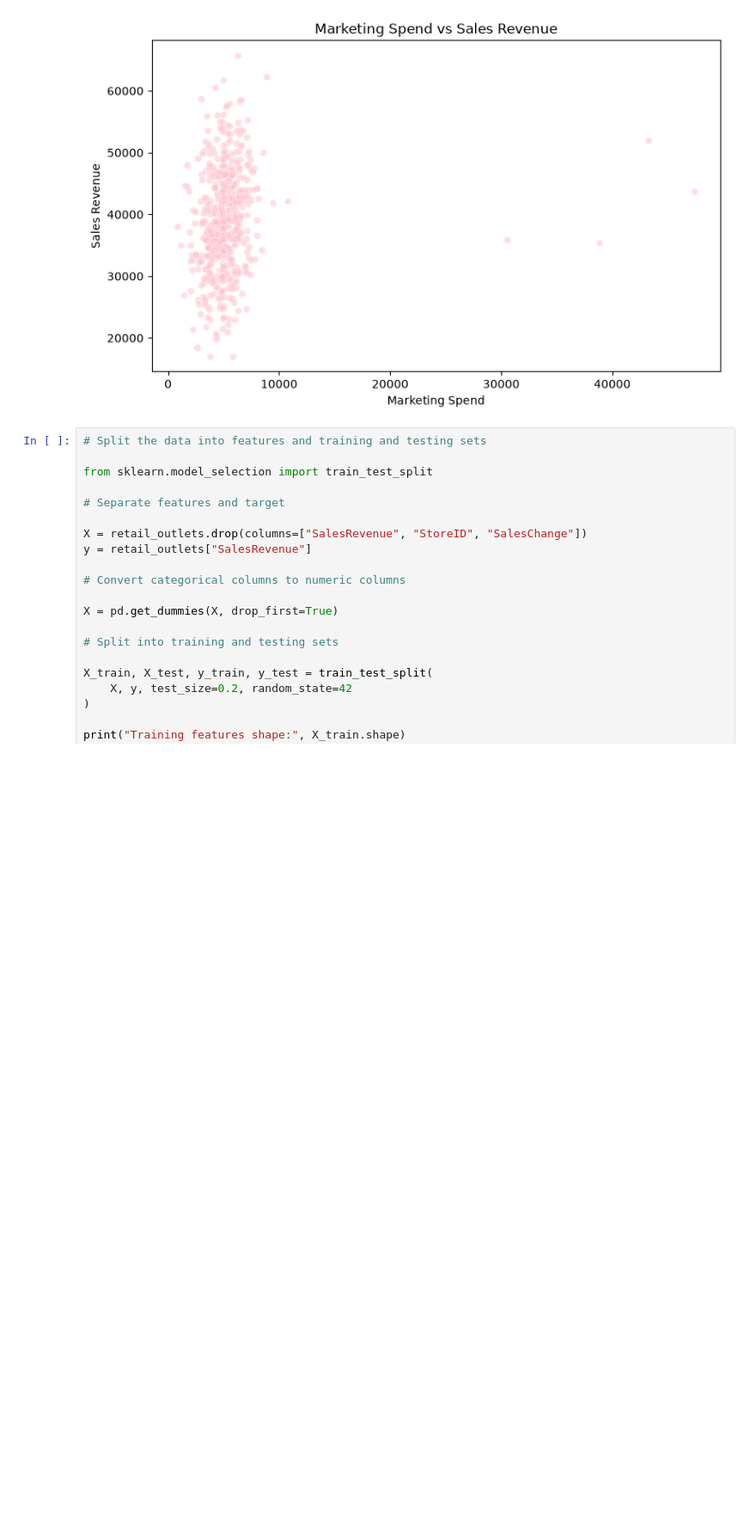
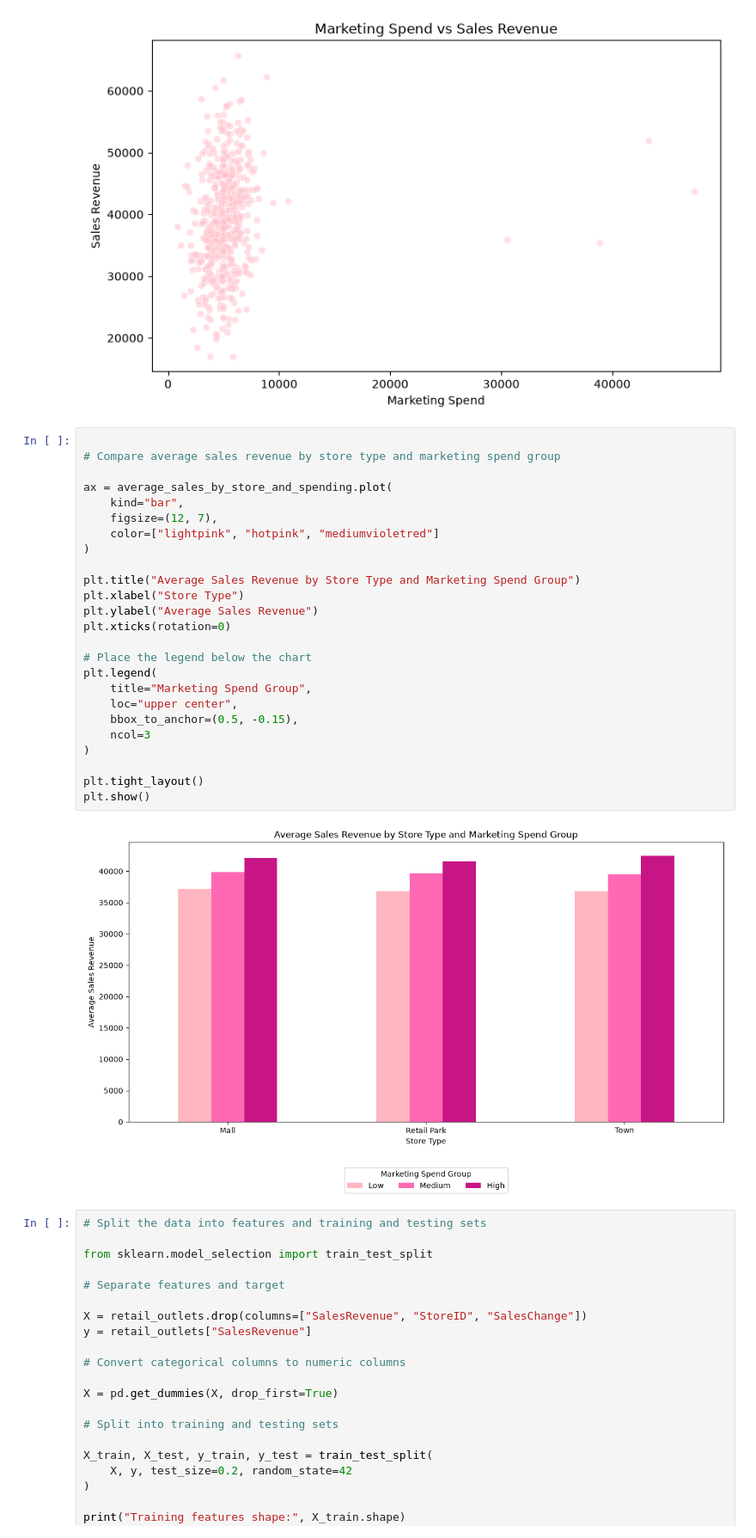
Before and after one commit to n00230352/DataAnalyticsForBusiness, a Jupyter notebook: Task1.ipynb, the cells around one changed output. Shown at 86% size. Drawn from its saved outputs; the diff is of its cells as text; blank space fills up the shorter version.

```diff
--- a/Task1.ipynb
+++ b/Task1.ipynb
@@ -604,6 +604,33 @@ plt.tight_layout()
 plt.show()
 # %% [output]
 [figure]
+# %%
+
+# Compare average sales revenue by store type and marketing spend group
+
+ax = average_sales_by_store_and_spending.plot(
+    kind="bar",
+    figsize=(12, 7),
+    color=["lightpink", "hotpink", "mediumvioletred"]
+)
+
+plt.title("Average Sales Revenue by Store Type and Marketing Spend Group")
+plt.xlabel("Store Type")
+plt.ylabel("Average Sales Revenue")
+plt.xticks(rotation=0)
+
+# Place the legend below the chart
+plt.legend(
+    title="Marketing Spend Group",
+    loc="upper center",
+    bbox_to_anchor=(0.5, -0.15),
+    ncol=3
+)
+
+plt.tight_layout()
+plt.show()
+# %% [output]
+[figure, added]
 # %%
 # Split the data into features and training and testing sets
 
```
Also changed, not shown: parts of 2 cells of this notebook.
